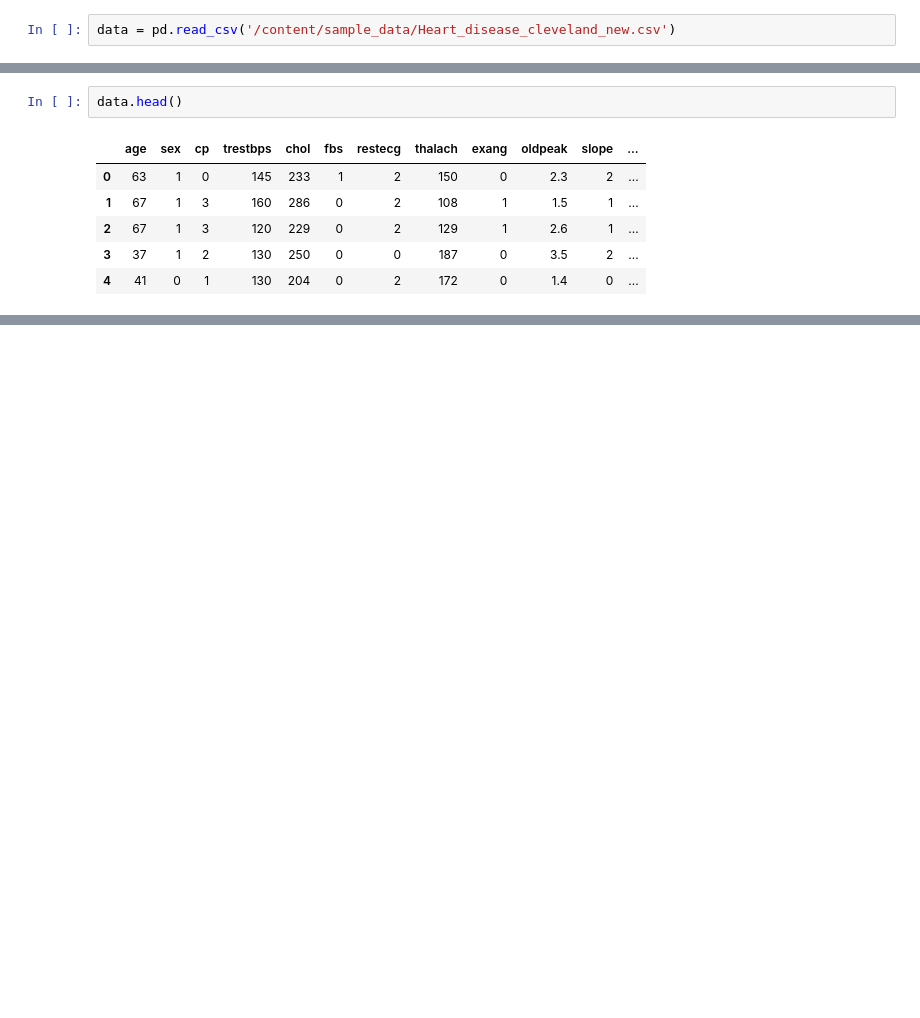
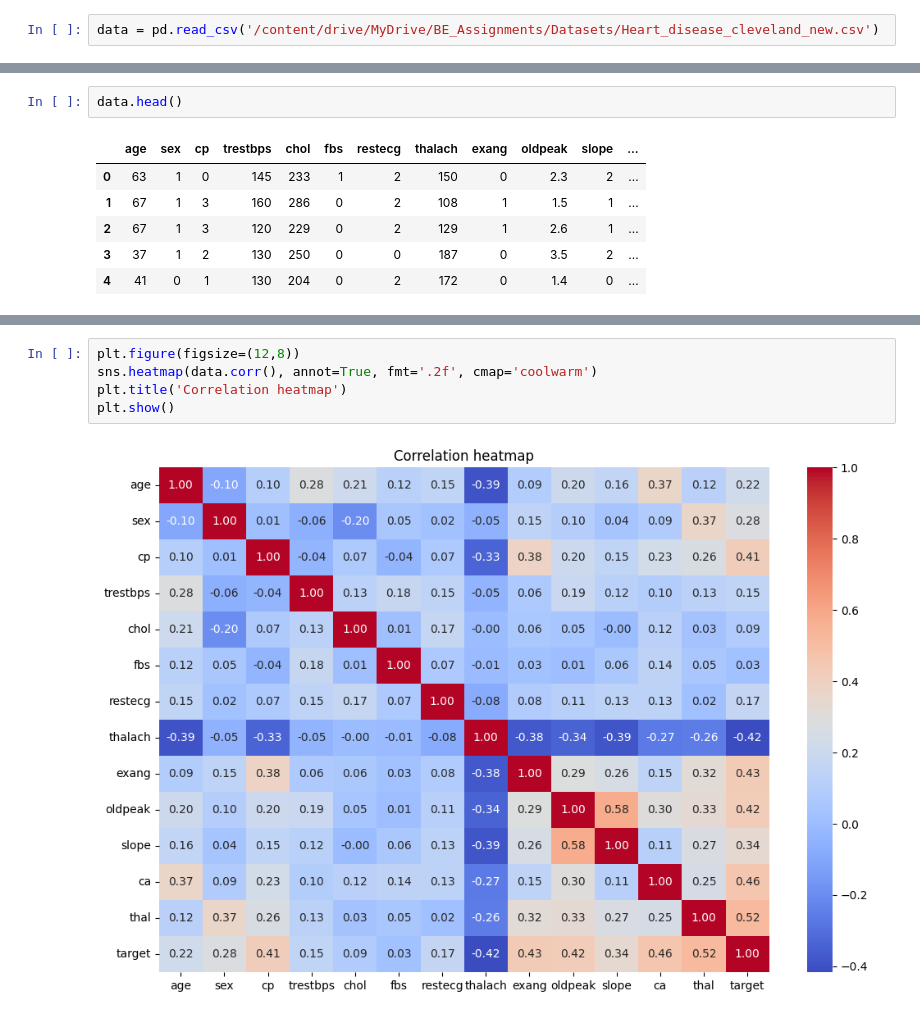
Before and after one commit to viswapani/Blackelephant, a Jupyter notebook: bootcamp1.ipynb, the cells around one changed output, grey strips where cells are left out. Drawn from its saved outputs; the diff is of its cells as text; blank space fills up the shorter version.

```diff
--- a/bootcamp1.ipynb
+++ b/bootcamp1.ipynb
@@ -3,7 +3,7 @@
 # %%
 import pandas as pd
 # %%
-data = pd.read_csv('/content/sample_data/Heart_disease_cleveland_new.csv')
+data = pd.read_csv('/content/drive/MyDrive/BE_Assignments/Datasets/Heart_disease_cleveland_new.csv')
 # %%
 data.info()
 # %% [output]
@@ -47,0 +105,7 @@ data.head()
+# %%
+plt.figure(figsize=(12,8))
+sns.heatmap(data.corr(), annot=True, fmt='.2f', cmap='coolwarm')
+plt.title('Correlation heatmap')
+plt.show()
+# %% [output]
+[figure, added]
```
Also changed, not shown: parts of 19 cells of this notebook.
